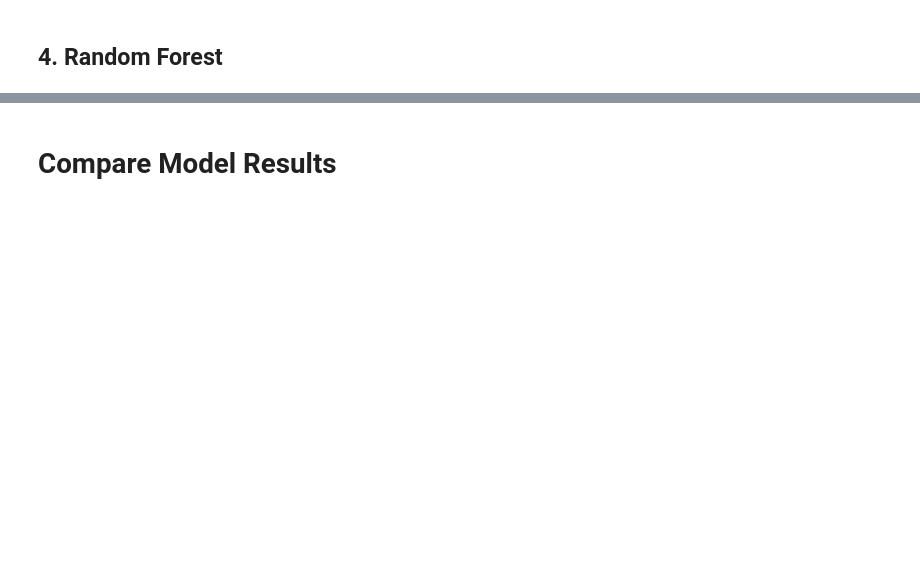
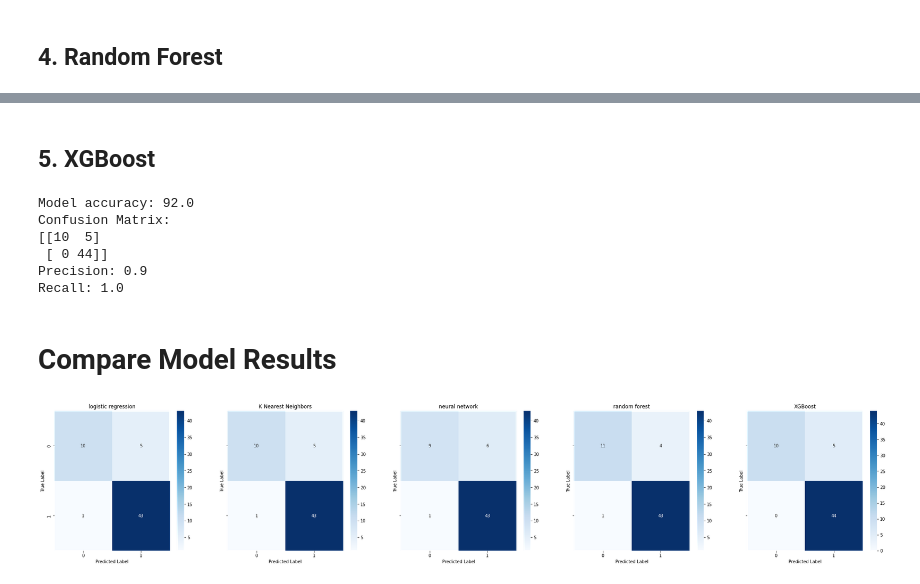
Before and after one commit to JeffRoth/parkinsons-detection, a Jupyter notebook: parkinsons-detection.ipynb, the cells around one changed output, grey strips where cells are left out. Cells and saved outputs as stored; diff of their text form; code cells hidden in the pictures; blank space fills up the shorter version.

```diff
--- a/parkinsons-detection.ipynb
+++ b/parkinsons-detection.ipynb
@@ -149,9 +266,12 @@ model_nn.fit(X_train,y_train, epochs=100)
 # %%
 # Make predictions using model
 
-y_pred_nn = model_nn.predict(X_val)
-for i in range(len(y_pred_nn)):
-    if y_pred_nn[i] >= 0.5:
-        y_pred_nn[i] = 1
+y_pred = model_nn.predict(X_val)
+for i in range(len(y_pred)):
+    if y_pred[i] >= 0.5:
+        y_pred[i] = 1
     else:
-        y_pred_nn[i] = 0
+        y_pred[i] = 0
+
+# Evaluate Model Accuracy
+cm_dict['neural network'] = get_confusion_matrix(y_val, y_pred)
@@ -188,28 +307,31 @@ print(f'Confusion Matrix: \n{cm_rf}')
+# %% [markdown]
+## 5. XGBoost ##
+# %%
+model_xgb = XGBClassifier()
+model_xgb.fit(X_train, y_train)
+y_pred = model_xgb.predict(X_val)
+
+# Evaluate Model Accuracy
+cm_dict['XGBoost'] = get_confusion_matrix(y_val, y_pred)
+# %% [output]
+Model accuracy: 92.0
+Confusion Matrix:
+[[10  5]
+ [ 0 44]]
+Precision: 0.9
+Recall: 1.0
 # %% [markdown]
 # Compare Model Results
 # %%
 # Plot Confusion Matrix
 
-fig,axes = plt.subplots(1,4,figsize=(35,6), sharey=True)
-# axes=axes.flatten()
-group_names = ['True Neg','False Pos','False Neg','True Pos']
+fig,axes = plt.subplots(1,len(cm_dict),figsize=(35,6), sharey=True)
+axes=axes.flatten()
+# group_names = ['True Neg','False Pos','False Neg','True Pos']
 
-# Logistic Regression
-sns.heatmap(cm_lr, ax=axes[0], annot=True, cmap='Blues', )
-axes[0].set_title('Logistic Regression')
-axes[0].set(ylabel='True Label', xlabel="Predicted Label")
-
-# KNN
-sns.heatmap(cm_knn, ax=axes[1], annot=True, cmap='Blues')
-axes[1].set_title('K Nearest Neighbor')
-axes[1].set(ylabel='True Label', xlabel="Predicted Label")
-
-# Neural Network
-sns.heatmap(cm_nn, ax=axes[2], annot=True, cmap='Blues')
-axes[2].set_title('Neural Network')
-axes[2].set(ylabel='True Label', xlabel="Predicted Label")
-
-# Random Forest
-sns.heatmap(cm_rf, ax=axes[3], annot=True, cmap='Blues')
-axes[3].set_title('Random Forest')
-axes[3].set(ylabel='True Label', xlabel="Predicted Label")
+for i, (method, cm) in enumerate(cm_dict.items()):
+    sns.heatmap(cm_dict[method], ax=axes[i], annot=True, cmap='Blues')
+    axes[i].set_title(method)
+    axes[i].set(ylabel='True Label', xlabel="Predicted Label")
+# %% [output]
+[figure, added]
```
Also changed, not shown: parts of 23 cells of this notebook.
